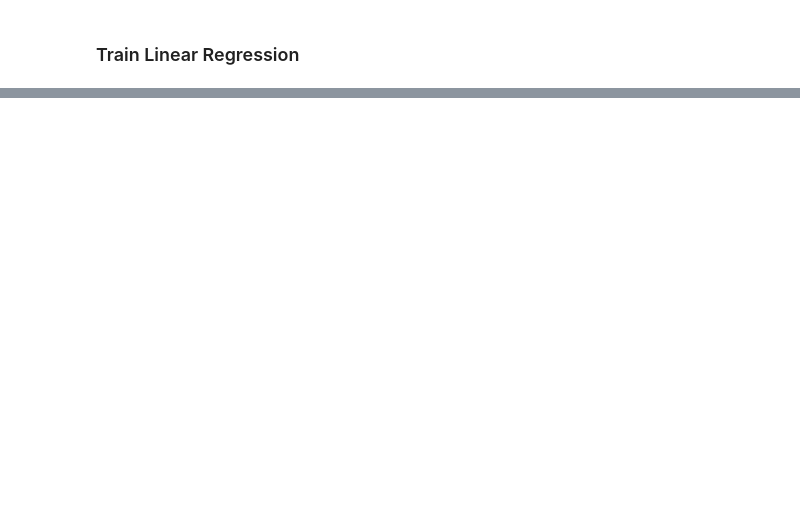
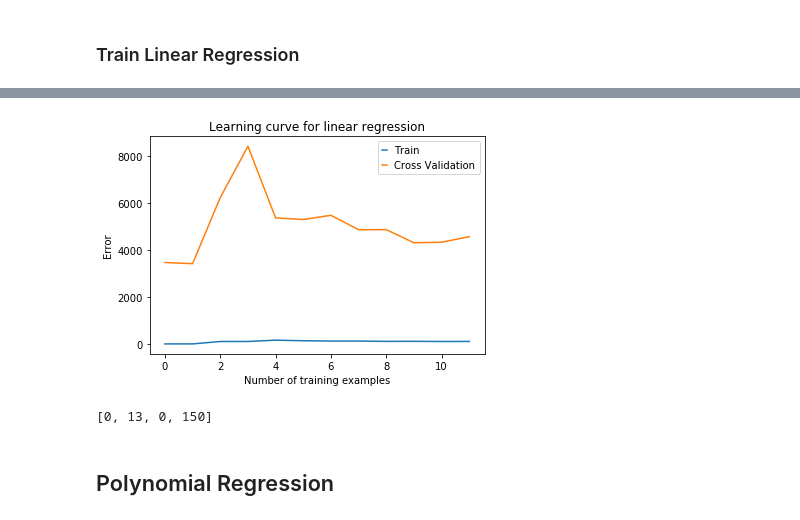
Before and after one commit to angellicacardozo/machine-learning-regularized-logistic-regression, a Jupyter notebook: A Regularized Logistic Regression Tutorial.ipynb, the cells around one changed output, grey strips where cells are left out. Cells and saved outputs as stored; diff of their text form; code cells hidden in the pictures; blank space fills up the shorter version.

Commit message:
Adding polynomial methods

```diff
--- a/A Regularized Logistic Regression Tutorial.ipynb
+++ b/A Regularized Logistic Regression Tutorial.ipynb
@@ -359,0 +404,53 @@ error_train, error_val = compute_lambda(np.column_stack((np.ones((m,1)), x)), y,
+# %%
+def cross_validation(x, y, xval, yval, lambda_val):
+    m = len(x)
+
+    error_train = np.zeros((m, 1))
+    error_val   = np.zeros((m, 1))
+
+    for i in range(1,m+1):
+
+        x_train = X[:i]
+        y_train = y[:i]
+
+        theta = compute_lambda(x_train, y_train, lambda_val)
+
+        (J, g) = gradient_descent(x_train, y_train, theta, 0)
+        error_train[i-1] = J
+        (J, g) = gradient_descent(xval, yval, theta, 0)
+        error_val[i-1]   = J
+
+    return error_train, error_val
+# %%
+pLambda = 0
+x = mat["X"]
+y = mat["y"]
+
+x = x[:, [0]]
+y = y[:, 0]
+
+xval = mat["Xval"]
+yval = mat["yval"]
+xtest = mat["Xtest"]
+ytest = mat["ytest"]
+
+m = x.shape[0]
+
+theta = np.ones(shape=(x.shape[1]))
+
+error_train, error_val = cross_validation(x, y, xval, yval, pLambda)
+
+plt.close()
+
+p1, p2 = plt.plot(range(m), error_train, range(m), error_val)
+plt.title('Learning curve for linear regression')
+plt.legend((p1, p2), ('Train', 'Cross Validation'), numpoints=1, handlelength=0.5)
+plt.xlabel('Number of training examples')
+plt.ylabel('Error')
+plt.show(block=False)
+plt.axis([0, 13, 0, 150])
+# %% [output]
+[figure, added]
+[0, 13, 0, 150]
+# %% [markdown]
+##  Polynomial Regression
```
Also changed, not shown: parts of 13 cells of this notebook.
